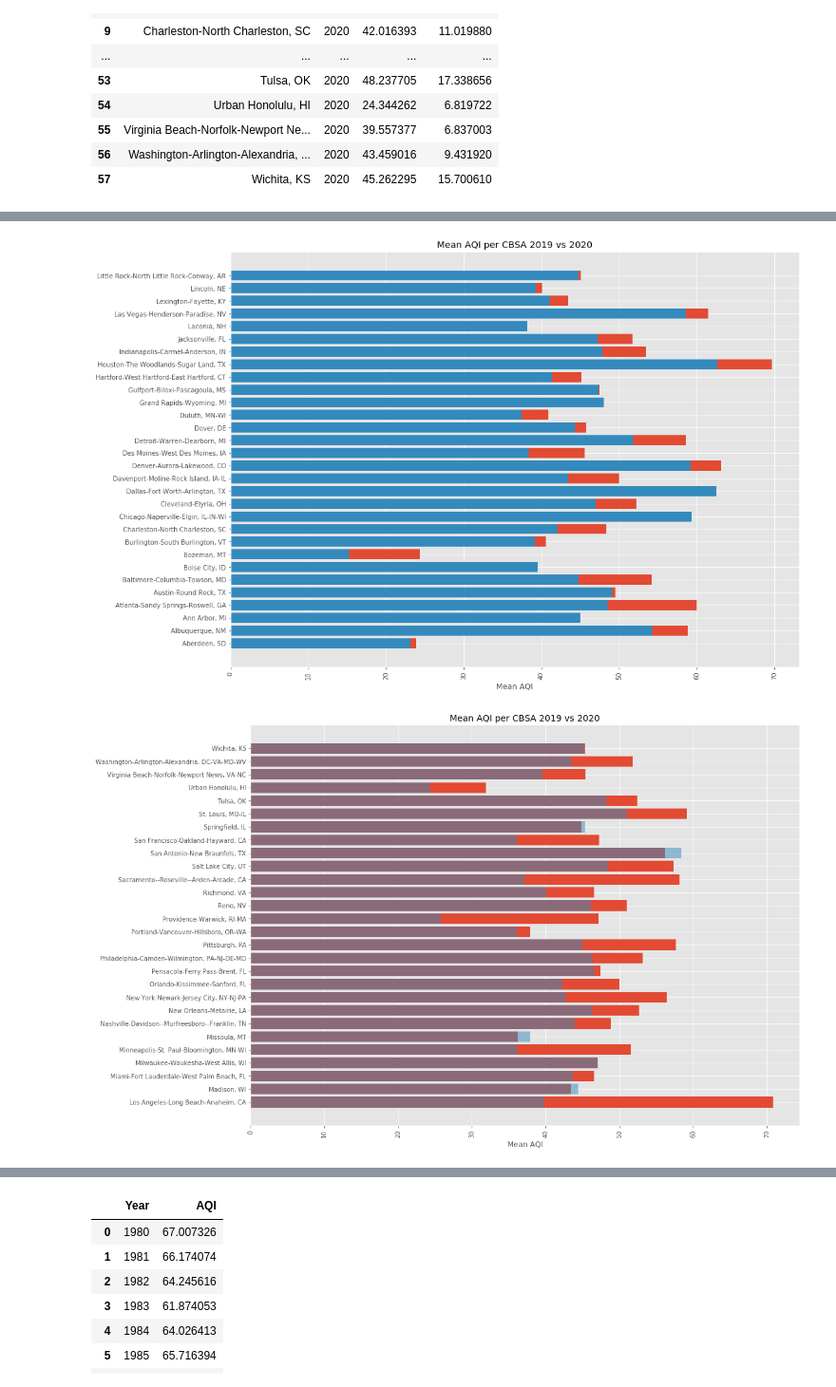
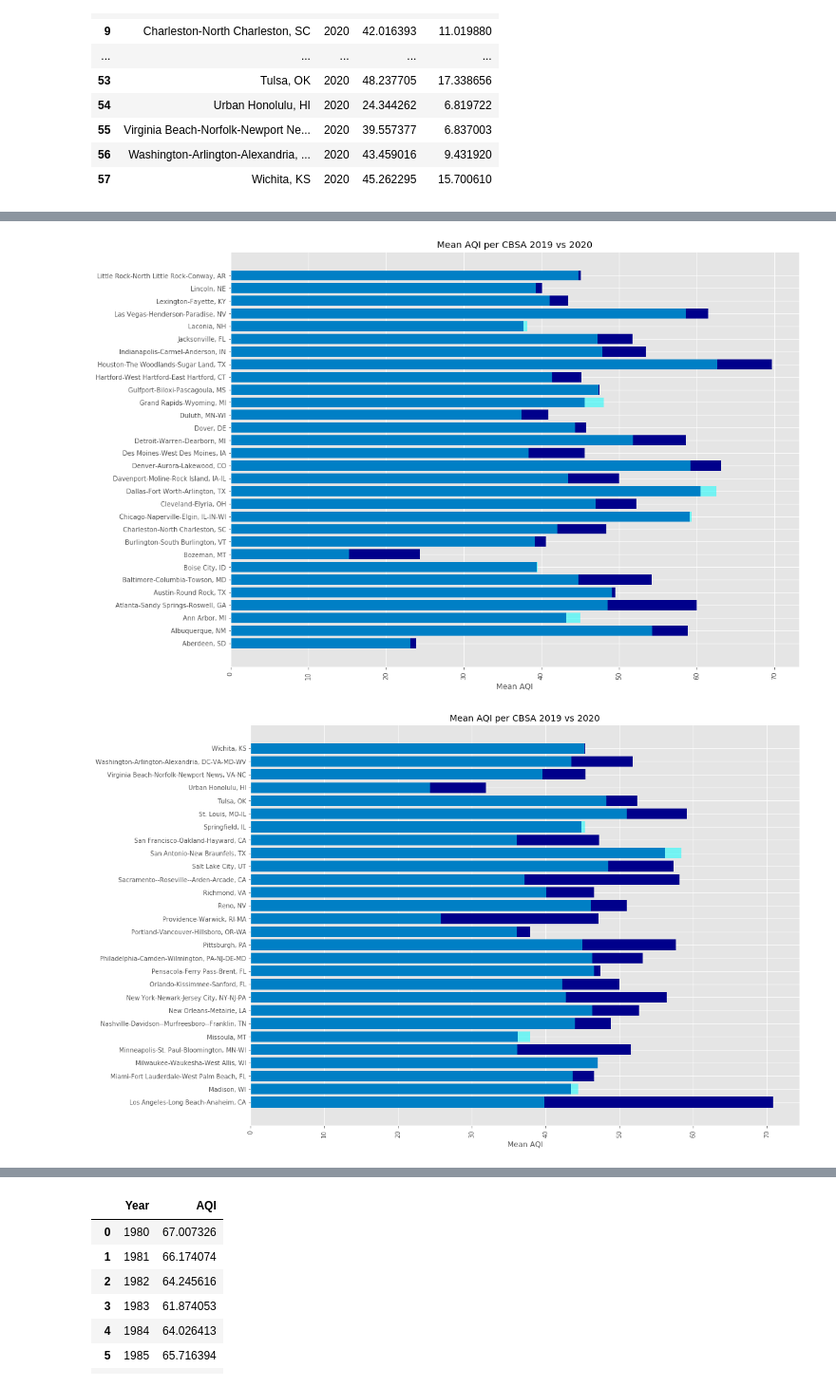
Before and after one commit to jmarkhei/BreathfreshCOVIDair, a Jupyter notebook: graphing7_22.ipynb, the cells around one changed output, grey strips where cells are left out. Shown at 95% size. Drawn from its saved outputs; the diff is of its cells as text; code cells hidden in the pictures.

Commit message:
main graphs added

```diff
--- a/graphing7_22.ipynb
+++ b/graphing7_22.ipynb
@@ -920,25 +920,27 @@ combo_mean_aqi2_2half
 # %%
 fig, ax = plt.subplots(figsize=(16,12))
 width = 0.25
-ax.barh(combo_mean_aqi2_1half['CBSA'], combo_mean_aqi2_1half['AQI_2019'])
-ax.barh(combo_mean_aqi2_1half['CBSA'], combo_mean_aqi2_1half['AQI_2020'])
+ax.barh(combo_mean_aqi2_1half['CBSA'], combo_mean_aqi2_1half['AQI_2019'], color='darkblue')
+ax.barh(combo_mean_aqi2_1half['CBSA'], combo_mean_aqi2_1half['AQI_2020'], color='cyan', alpha=0.5)
 ax.set_xlabel('Mean AQI')
 ax.set_title('Mean AQI per CBSA 2019 vs 2020')
 plt.xticks(rotation='vertical')
+plt.savefig('img/meanAQIcomp2.png')
 plt.show()
 # %% [output]
-[figure, old version]
+[figure, new version]
 # %%
 fig, ax = plt.subplots(figsize=(16,12))
 
-ax.barh(combo_mean_aqi2_2half['CBSA'], combo_mean_aqi2_2half['AQI_2019'])
-ax.barh(combo_mean_aqi2_2half['CBSA'], combo_mean_aqi2_2half['AQI_2020'], alpha=0.5)
+ax.barh(combo_mean_aqi2_2half['CBSA'], combo_mean_aqi2_2half['AQI_2019'], color='darkblue')
+ax.barh(combo_mean_aqi2_2half['CBSA'], combo_mean_aqi2_2half['AQI_2020'], color ='cyan', alpha=0.5)
 ax.set_xlabel('Mean AQI')
 ax.set_title('Mean AQI per CBSA 2019 vs 2020')
 plt.xticks(rotation='vertical')
+plt.savefig('img/meanAQIcomp1.png')
 plt.show()
 # %% [output]
-[figure, old version]
+[figure, new version]
 # %%
 fig, ax = plt.subplots(figsize=(16,12))
 years = ['2019', '2020']
```
Also changed, not shown: parts of 1 cell of this notebook, 5 other files.
